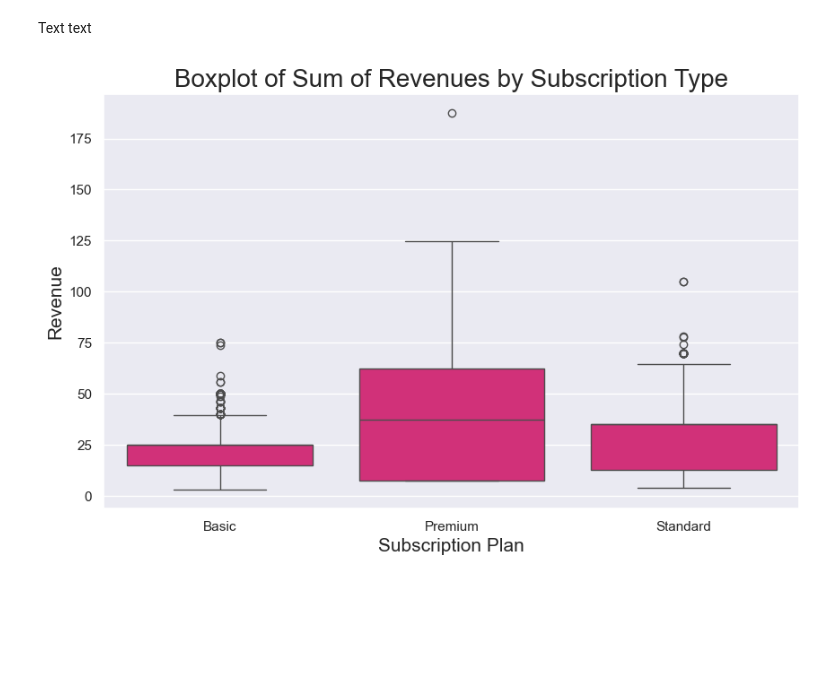
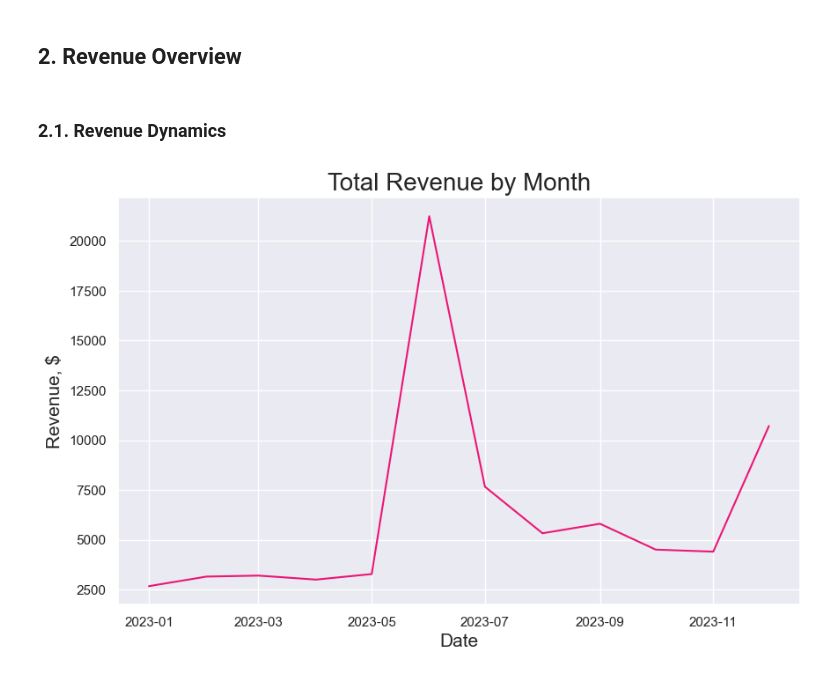
Before and after one commit to savchenkott/Mobile-App-AB-Tests, a Jupyter notebook: Report.ipynb, the cells around one changed output. Drawn from its saved outputs; the diff is of its cells as text; code cells hidden in the pictures; blank space fills up the shorter version.

```diff
--- a/Report.ipynb
+++ b/Report.ipynb
@@ -11,16 +40,20 @@ import matplotlib.pyplot as plt
 # %%
 df = pd.read_csv('netflix.csv')
-# %% [markdown]
-Text text
-# %%
-df['Period Revenue'] = df['Period Revenue'].astype(float)  # Ensure Revenue is a float
-df_grouped = df.groupby(['User ID', 'Subscription Type'])['Period Revenue'].sum().reset_index()
-
-sns.set(style="darkgrid")
-plt.figure(figsize=(10, 6))
-sns.boxplot(x='Subscription Type', y='Period Revenue', data=df_grouped, color='#eb1776')
-plt.title('Boxplot of Sum of Revenues by Subscription Type', fontsize = 20)
-plt.xlabel('Subscription Plan', fontsize=15)
-plt.ylabel('Revenue', fontsize=15);
-# %% [output]
-[figure, removed]
+# %% [markdown]
+## 2. Revenue Overview
+# %% [markdown]
+### 2.1. Revenue Dynamics
+# %%
+df['Payment Date'] = pd.to_datetime(df['Payment Date'])
+df['YearMonth'] = df['Payment Date'].dt.to_period('M')
+df_grouped = df.groupby('YearMonth')['Period Revenue'].sum().reset_index()
+df_grouped['YearMonth'] = df_grouped['YearMonth'].dt.to_timestamp()
+
+sns.set(style="darkgrid")
+plt.figure(figsize=(10, 6))
+sns.lineplot(x='YearMonth', y='Period Revenue', data=df_grouped, color='#eb1776')
+plt.title("Total Revenue by Month", fontsize = 20)
+plt.xlabel('Date', fontsize=15)
+plt.ylabel('Revenue, $', fontsize=15);
+# %% [output]
+[figure, added]
```
Also changed, not shown: parts of 30 cells of this notebook, 5 other files.
